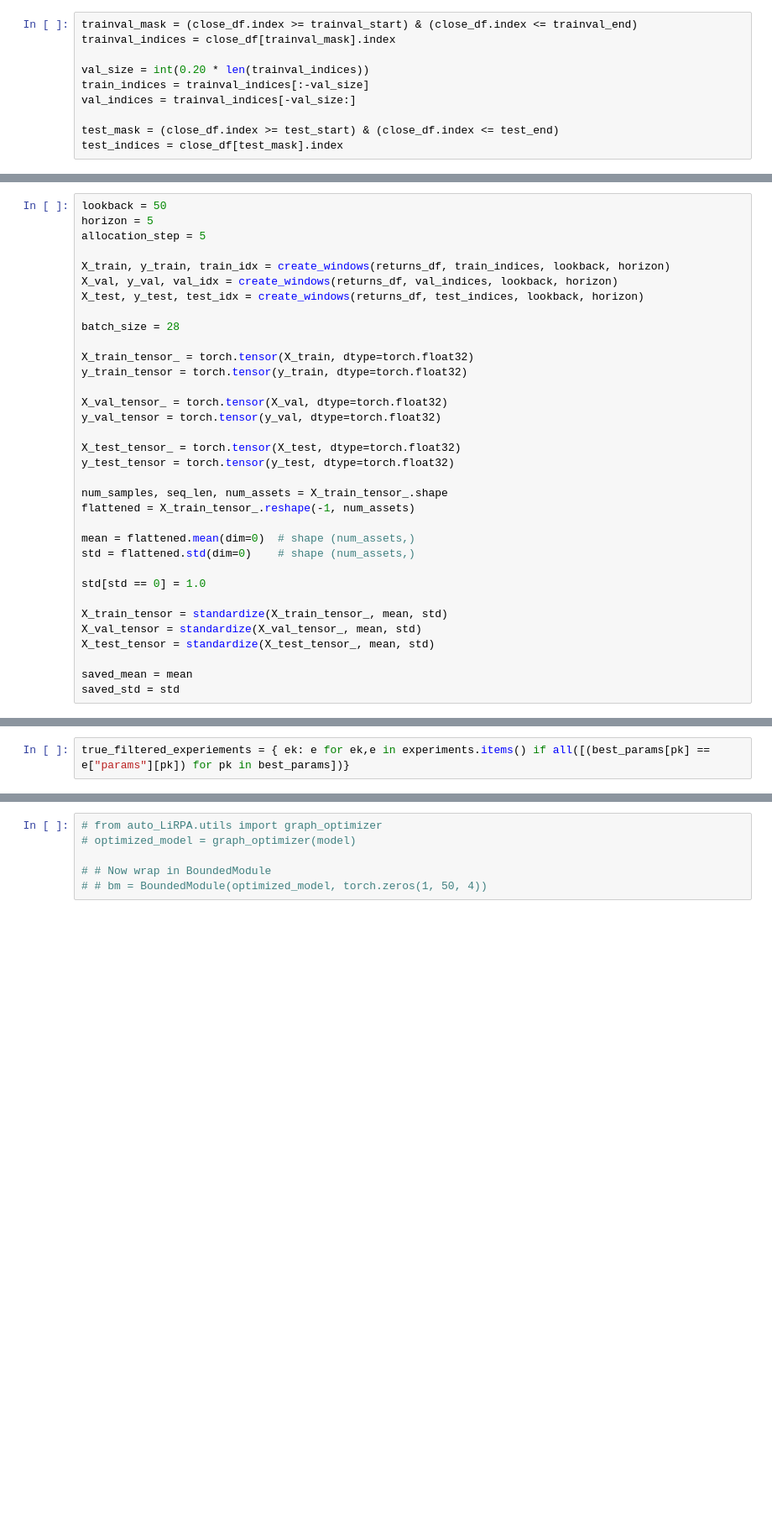
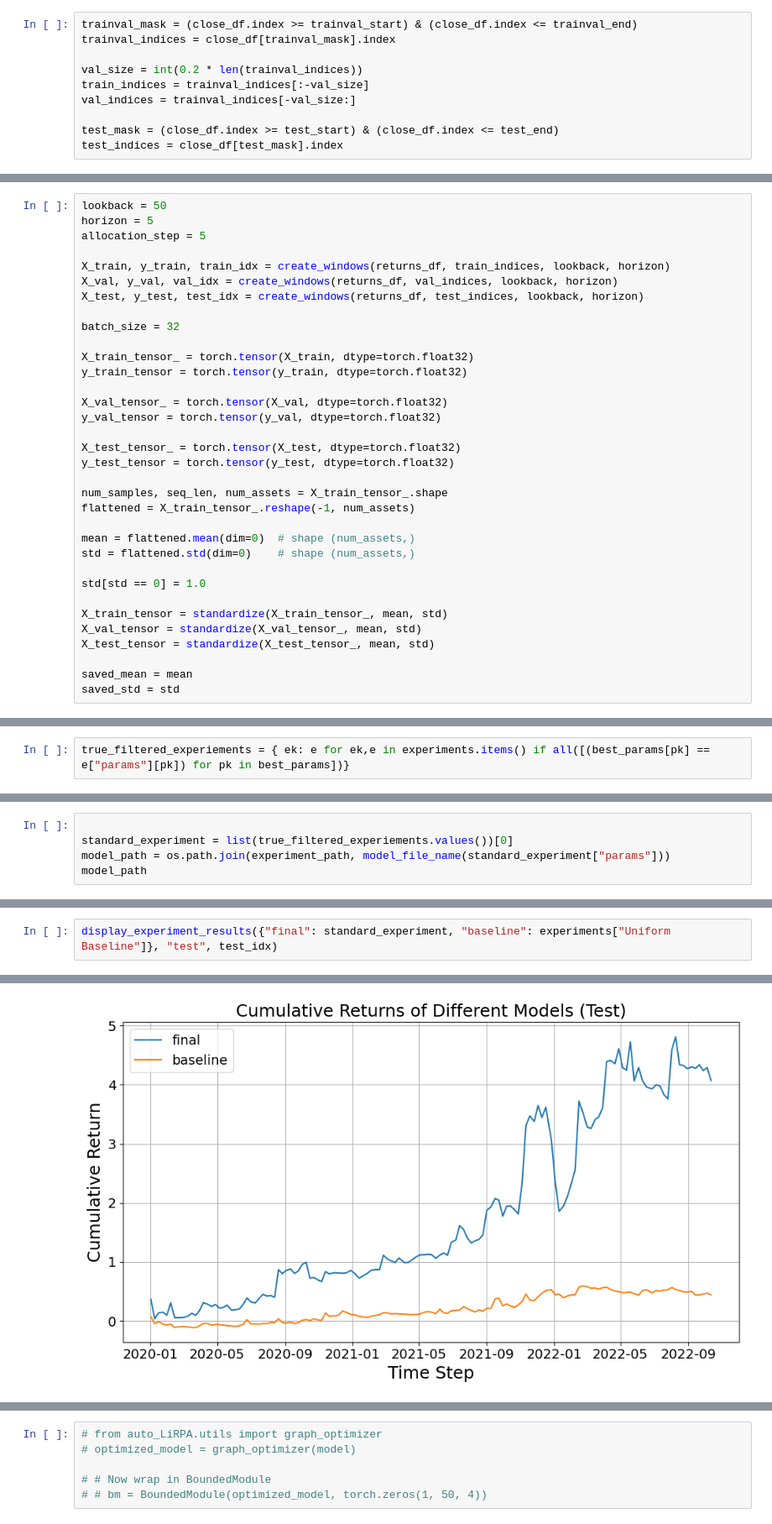
Before and after one commit to jamielewisturner/NN_Verification_Time_Series, a Jupyter notebook: Standard Training.ipynb, the cells around one changed output, grey strips where cells are left out. Shown at 84% size. Saved outputs shown, nothing was run; the diff lists cells and outputs as text; blank space fills up the shorter version.

```diff
--- a/Standard Training.ipynb
+++ b/Standard Training.ipynb
@@ -70,7 +69,7 @@ YF.download() has changed argument auto_adjust default to True
 trainval_mask = (close_df.index >= trainval_start) & (close_df.index <= trainval_end)
 trainval_indices = close_df[trainval_mask].index
 
-val_size = int(0.20 * len(trainval_indices))
+val_size = int(0.2 * len(trainval_indices))
 train_indices = trainval_indices[:-val_size]
 val_indices = trainval_indices[-val_size:]
 
@@ -167,7 +166,7 @@ X_train, y_train, train_idx = create_windows(returns_df, train_indices, lookback
 X_val, y_val, val_idx = create_windows(returns_df, val_indices, lookback, horizon)
 X_test, y_test, test_idx = create_windows(returns_df, test_indices, lookback, horizon)
 
-batch_size = 28
+batch_size = 32
 
 X_train_tensor_ = torch.tensor(X_train, dtype=torch.float32)
 y_train_tensor = torch.tensor(y_train, dtype=torch.float32)
@@ -768,0 +1250,5 @@ best_params
+# %%
+
+standard_experiment = list(true_filtered_experiements.values())[0]
+model_path = os.path.join(experiment_path, model_file_name(standard_experiment["params"]))
+model_path
@@ -768,0 +1257,3 @@ best_params
+# %%
+display_experiment_results({"final": standard_experiment, "baseline": experiments["Uniform Baseline"]}, "test", test_idx)
+# %% [output]
@@ -768,0 +1265 @@ best_params
+[figure, added]
```
Also changed, not shown: parts of 89 cells of this notebook.
